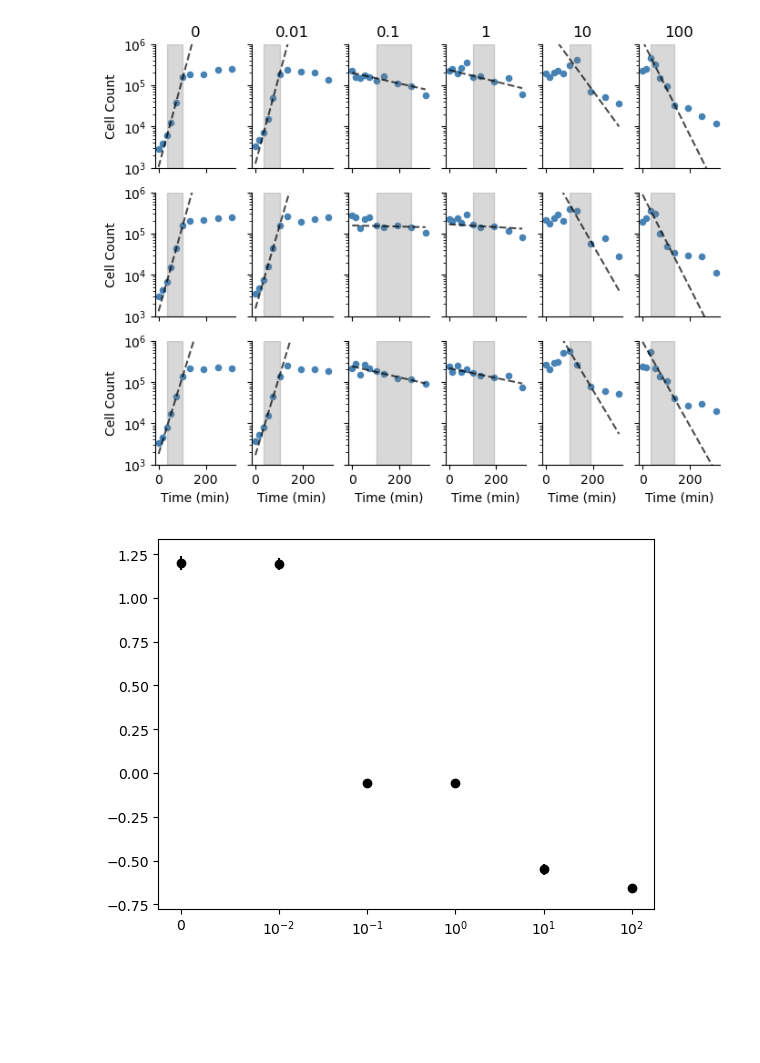
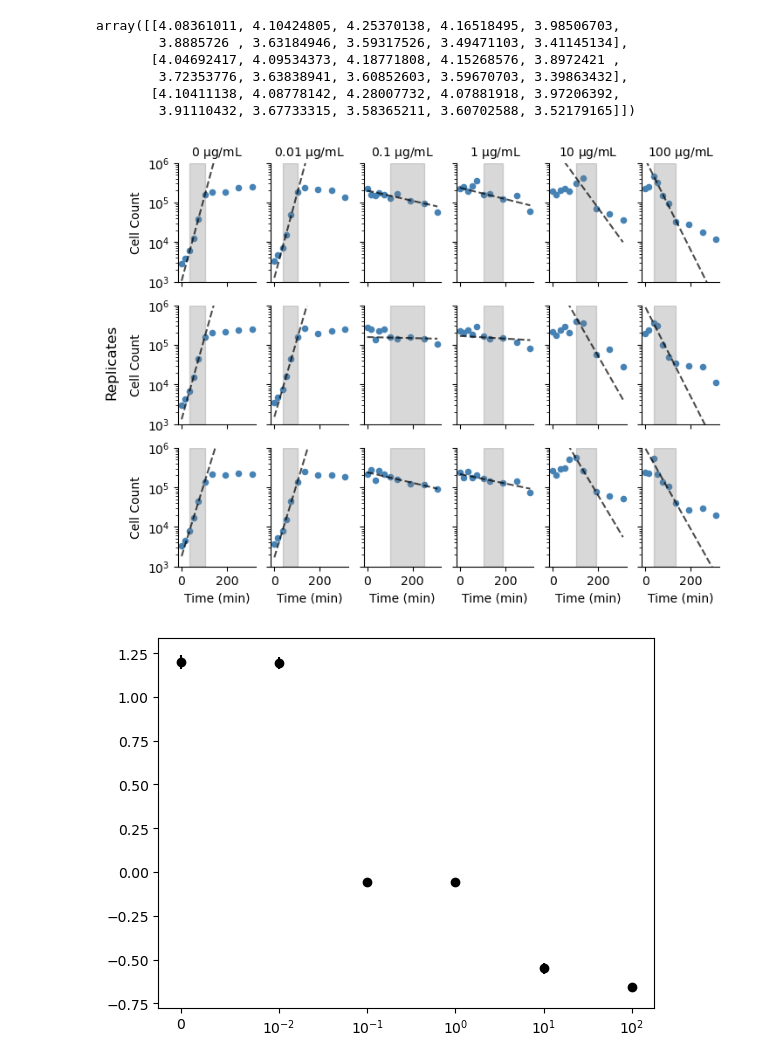
Before and after one commit to eshanking/time-kill-protocol, a Jupyter notebook: data/experiment_code/linear_range_algorithm.ipynb, the cells around one changed output. Drawn from its saved outputs; the diff is of its cells as text; code cells hidden in the pictures; blank space fills up the shorter version.

```diff
--- a/data/experiment_code/linear_range_algorithm.ipynb
+++ b/data/experiment_code/linear_range_algorithm.ipynb
@@ -146,6 +146,15 @@ dict_t = {'time':time,
 
 with open('data_11092023.pickle','wb') as f:
     pickle.dump(dict_t,f)
+# %%
+np.log10(data_t)
+# %% [output]
+array([[4.08361011, 4.10424805, 4.25370138, 4.16518495, 3.98506703,
+        3.8885726 , 3.63184946, 3.59317526, 3.49471103, 3.41145134],
+       [4.04692417, 4.09534373, 4.18771808, 4.15268576, 3.8972421 ,
+        3.72353776, 3.63838941, 3.60852603, 3.59670703, 3.39863432],
+       [4.10411138, 4.08778142, 4.28007732, 4.07881918, 3.97206392,
+        3.91110432, 3.67733315, 3.58365211, 3.60702588, 3.52179165]])
 # %%
 n_replicates = 3
 n_conditions = len(cell_count_mean.keys())
@@ -200,35 +209,37 @@ for key in cell_count_mean.keys():
         Y_fit = 10**(res.slope*X_fit + res.intercept)
 
         ax.plot(X_fit,Y_fit,color='k',linestyle='--',alpha=0.7)
 
         ax.set_yscale('log')
 
         slope_est.append(res.slope)
 
     dict_t = {'mean':np.mean(slope_est),
               'err':np.std(slope_est)/np.sqrt(n_replicates)}
     gr_dict[key] = dict_t
 
     row_indx += 1
 
 for ax in ax_list.flatten():
     ax.spines['right'].set_visible(False)
     ax.spines['top'].set_visible(False)
 
     ax.set_ylim(10**3,10**6)
 
 for ax in ax_list[:,0]:
     ax.set_ylabel('Cell Count')
 
 for ax in ax_list[-1,:]:
     ax.set_xlabel('Time (min)')
 
 for key,i in enumerate(cell_count_mean.keys()):
-    ax_list[0,key].set_title(str(i))
+    ax_list[0,key].set_title(str(i) + ' $\mathrm{\mu g/mL}$',fontsize=10)
+
+fig.text(0.02,0.5, 'Replicates', va='center', rotation='vertical',fontsize=12)
 
 fig.savefig('../../figures/raw_data_with_fit.pdf',bbox_inches='tight')
 # %% [output]
-[figure, old version]
+[figure, new version]
 # %%
 fig,ax = plt.subplots()
 
```
Also changed, not shown: parts of 1 cell of this notebook, 19 other files.
